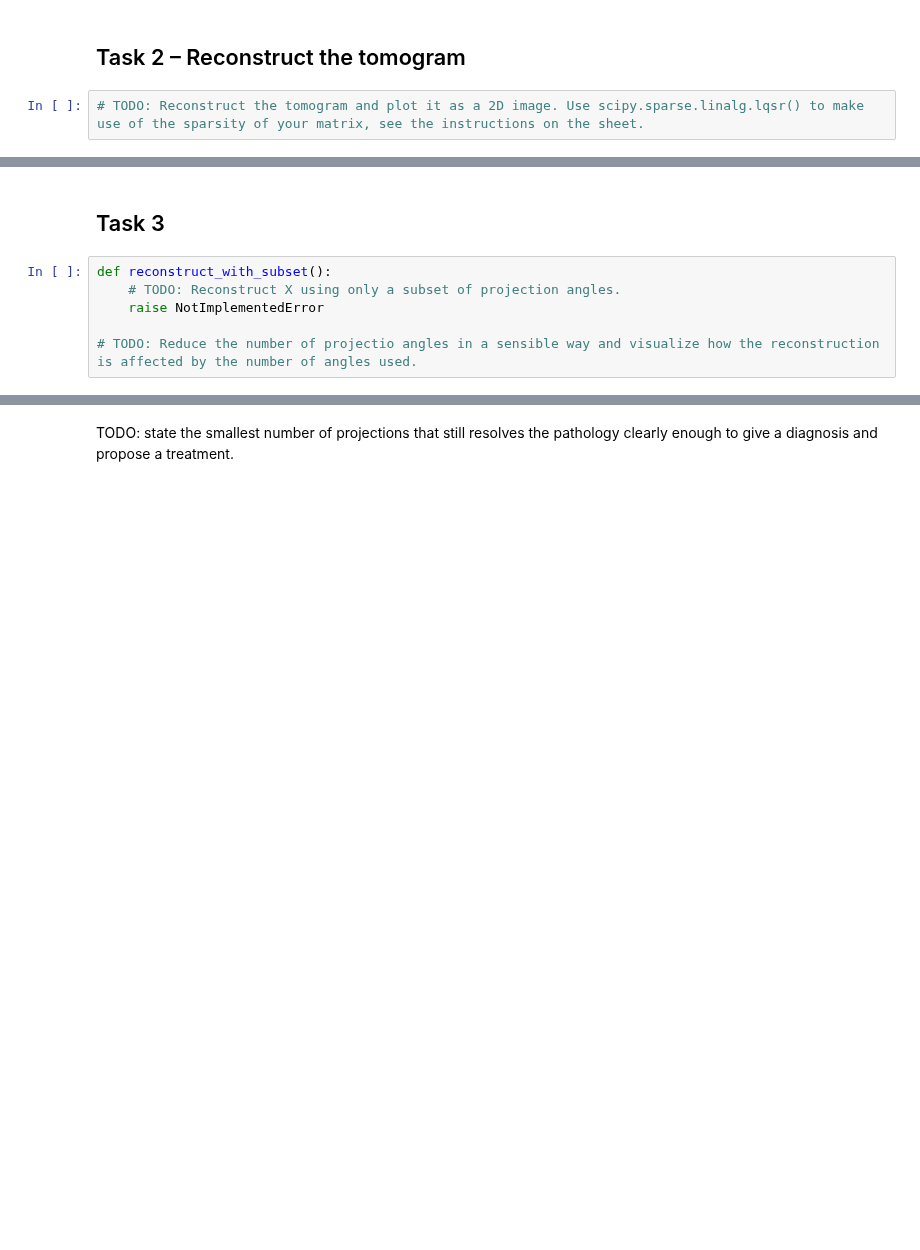
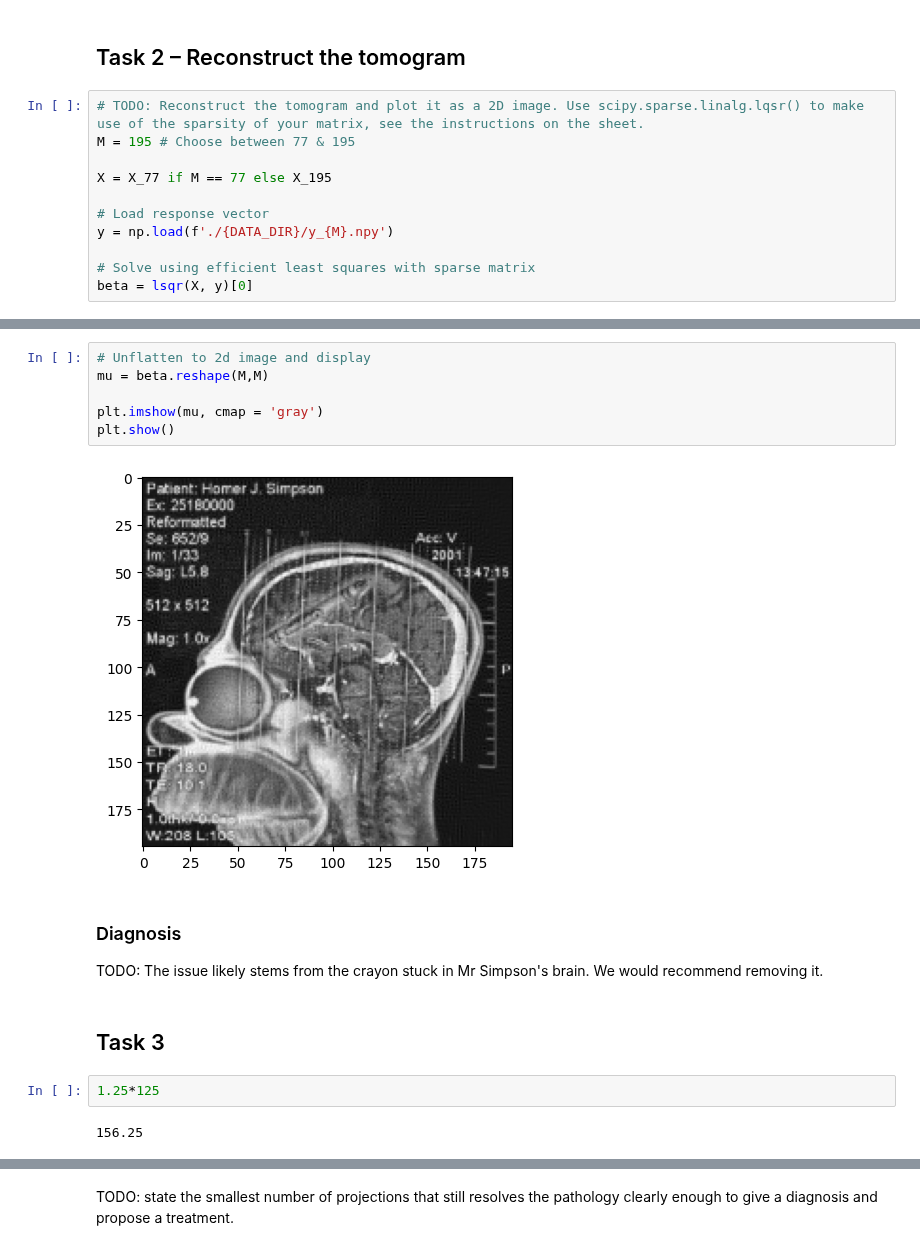
Before and after one commit to emit33/MLE, a Jupyter notebook: sheet07/MLE25_sheet07.ipynb, the cells around one changed output, grey strips where cells are left out. Saved outputs shown, nothing was run; the diff lists cells and outputs as text; blank space fills up the shorter version.

```diff
--- a/sheet07/MLE25_sheet07.ipynb
+++ b/sheet07/MLE25_sheet07.ipynb
@@ -104,3 +115,12 @@ X_195 = construct_X(195, alphas_195, 275)
 ## Task 2 – Reconstruct the tomogram
 # %%
 # TODO: Reconstruct the tomogram and plot it as a 2D image. Use scipy.sparse.linalg.lqsr() to make use of the sparsity of your matrix, see the instructions on the sheet.
+M = 195 # Choose between 77 & 195
+
+X = X_77 if M == 77 else X_195
+
+# Load response vector
+y = np.load(f'./{DATA_DIR}/y_{M}.npy')
+
+# Solve using efficient least squares with sparse matrix
+beta = lsqr(X, y)[0]
@@ -110,8 +127,17 @@ TODO: describe the anomaly and suggest a treatment.
+# %%
+# Unflatten to 2d image and display
+mu = beta.reshape(M,M)
+
+plt.imshow(mu, cmap = 'gray')
+plt.show()
+# %% [output]
+[figure, added]
+# %% [markdown]
+### Diagnosis
+TODO: The issue likely stems from the crayon stuck in Mr Simpson's brain. We would recommend removing it.
 # %% [markdown]
 ## Task 3
-# %%
-def reconstruct_with_subset():
-    # TODO: Reconstruct X using only a subset of projection angles.
-    raise NotImplementedError
-
-# TODO: Reduce the number of projectio angles in a sensible way and visualize how the reconstruction is affected by the number of angles used.
+# %%
+1.25*125
+# %% [output]
+156.25
```
Also changed, not shown: parts of 12 cells of this notebook.
